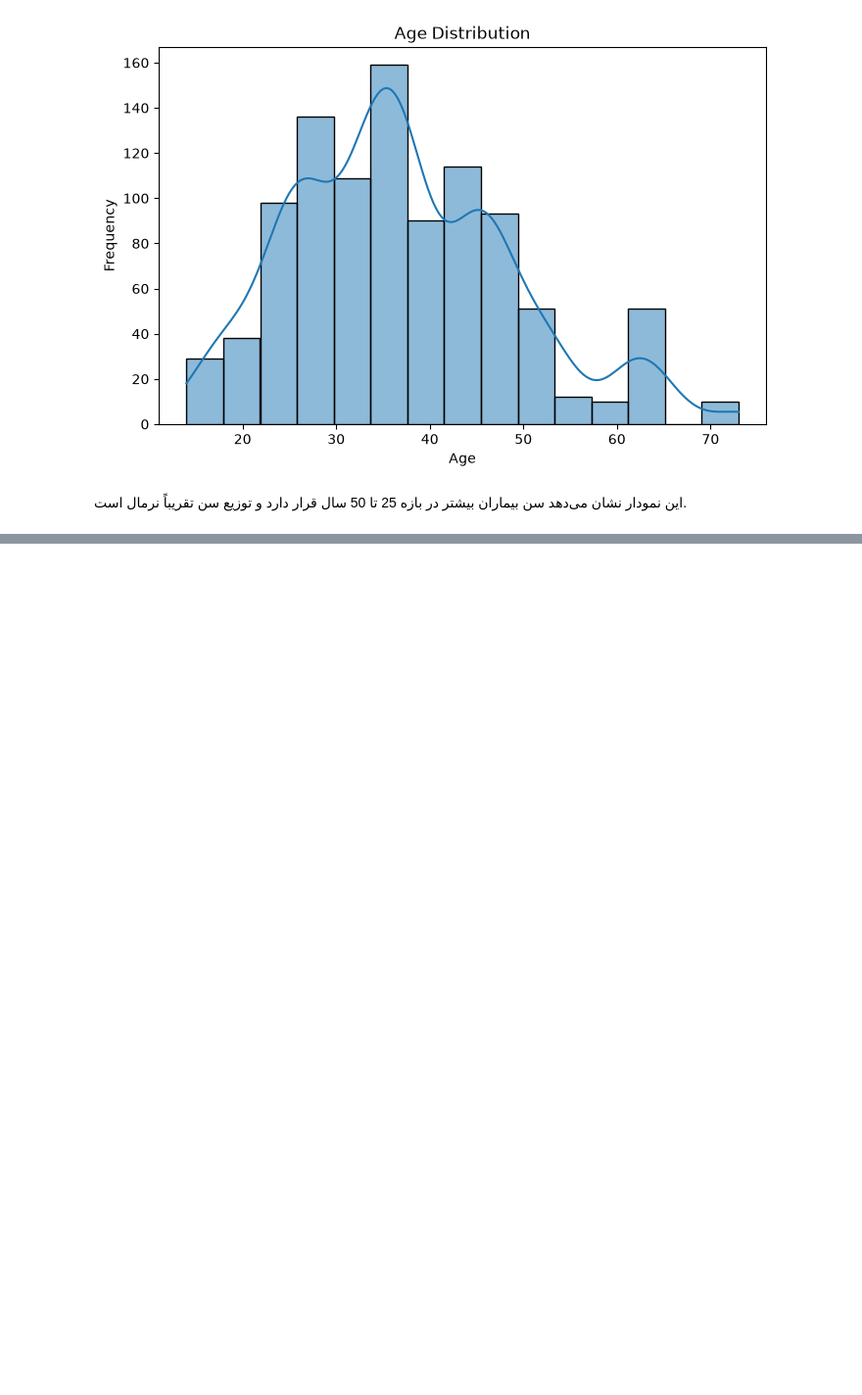
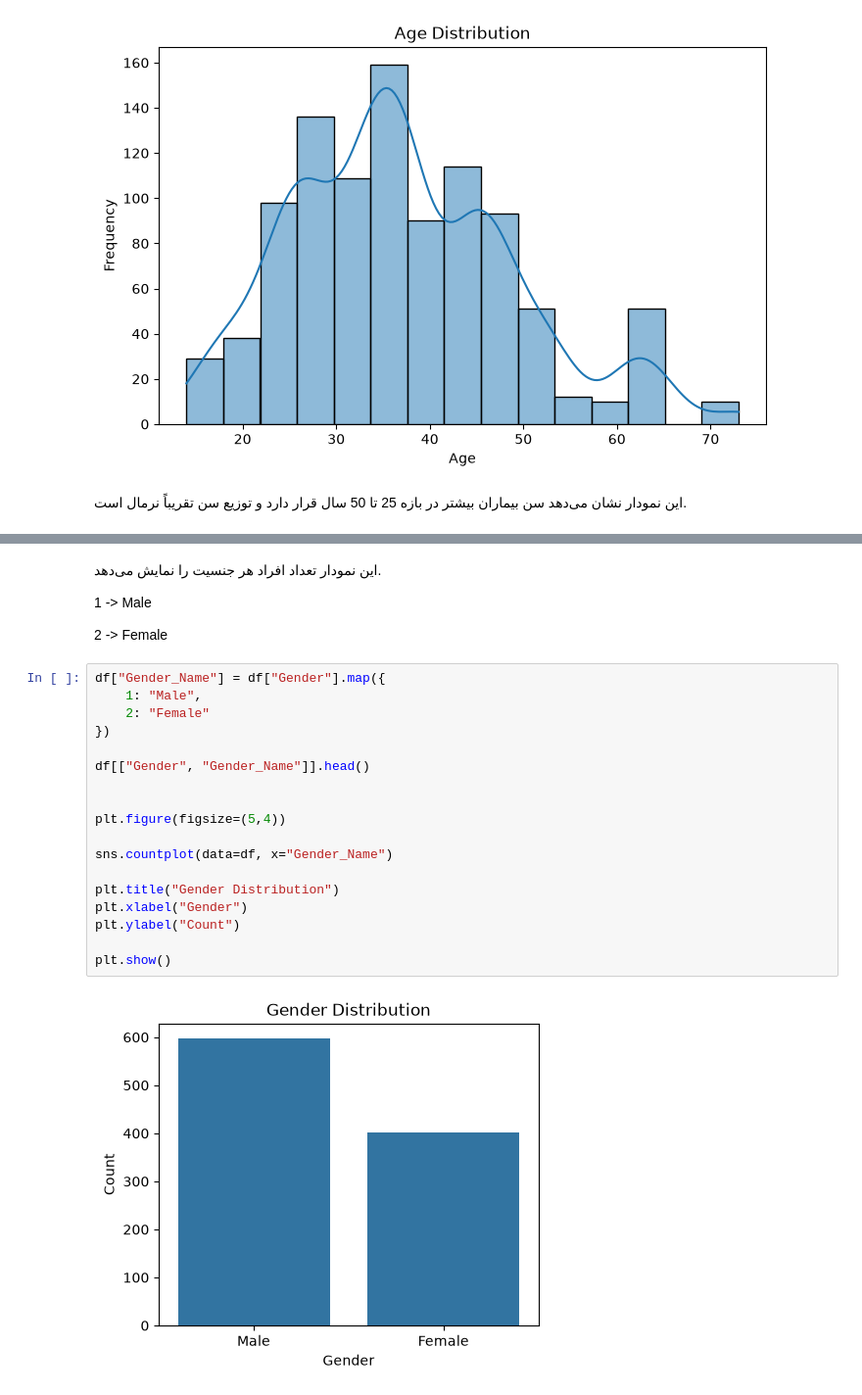
Before and after one commit to Atenanorozi/cancer, a Jupyter notebook: Dataunderstanding.ipynb, the cells around one changed output, grey strips where cells are left out. Shown at 98% size. Saved outputs shown, nothing was run; the diff lists cells and outputs as text; blank space fills up the shorter version.

```diff
--- a/Dataunderstanding.ipynb
+++ b/Dataunderstanding.ipynb
@@ -248,0 +291,26 @@ plt.show()
+# %% [markdown]
+این نمودار تعداد افراد هر جنسیت را نمایش می‌دهد.
+
+1 -> Male
+
+2 -> Female
+# %%
+df["Gender_Name"] = df["Gender"].map({
+    1: "Male",
+    2: "Female"
+})
+
+df[["Gender", "Gender_Name"]].head()
+
+
+plt.figure(figsize=(5,4))
+
+sns.countplot(data=df, x="Gender_Name")
+
+plt.title("Gender Distribution")
+plt.xlabel("Gender")
+plt.ylabel("Count")
+
+plt.show()
+# %% [output]
+[figure, added]
```
Also changed, not shown: parts of 67 cells of this notebook.
